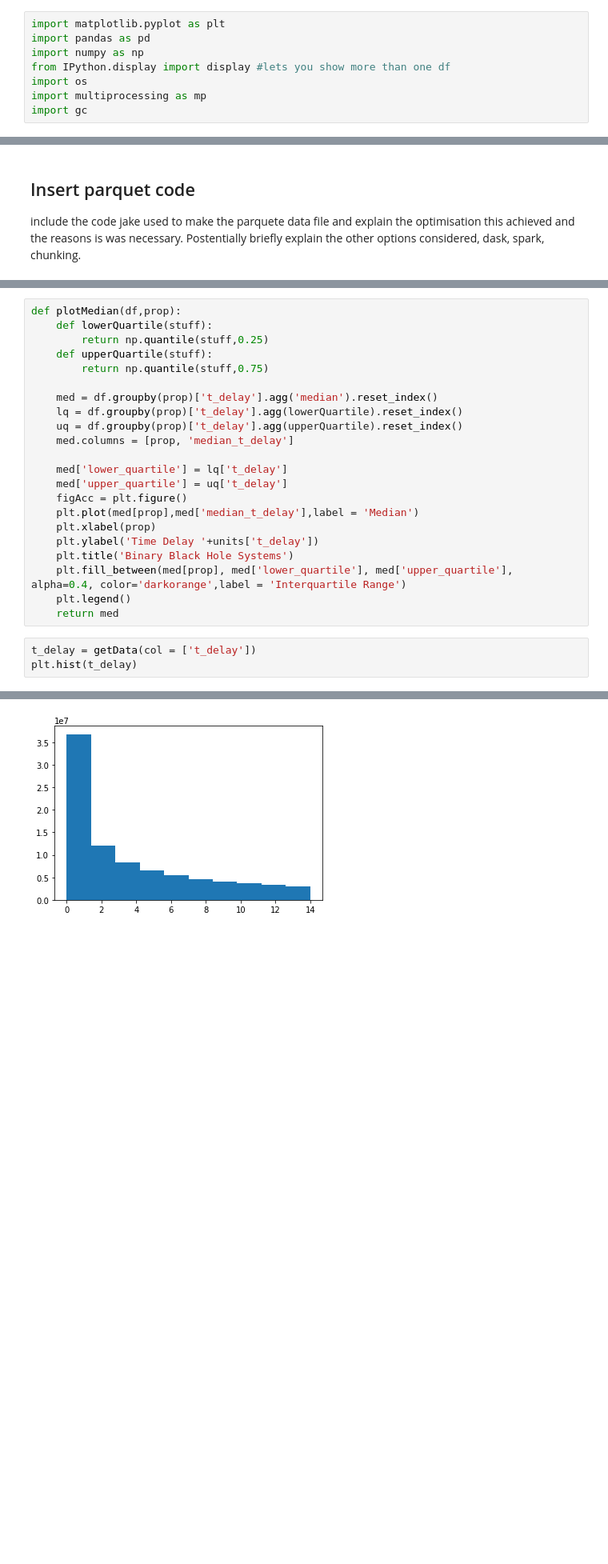
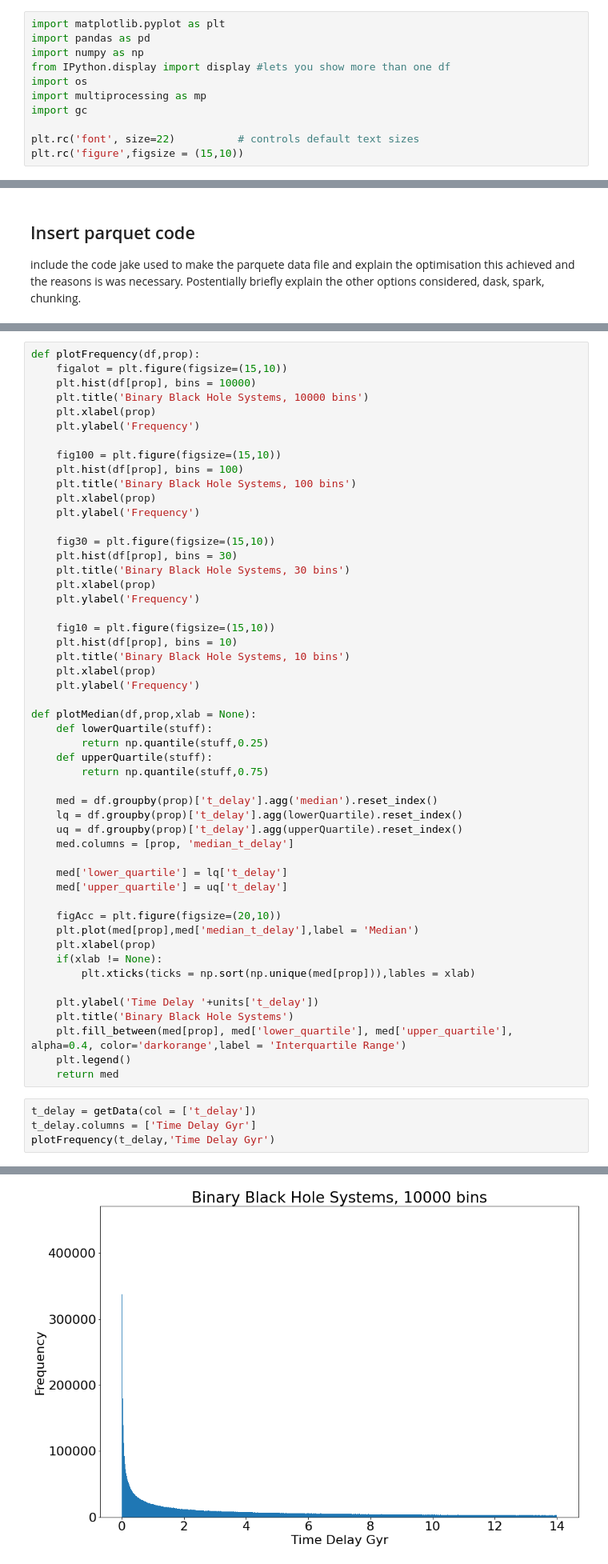
Before and after one commit to DanHarJor/CompLabB-UNIPD-TeamDream, a Jupyter notebook: Group_BinarySystems.ipynb, the cells around one changed output, grey strips where cells are left out. Shown at 80% size. Saved outputs shown, nothing was run; the diff lists cells and outputs as text; blank space fills up the shorter version.

```diff
--- a/Group_BinarySystems.ipynb
+++ b/Group_BinarySystems.ipynb
@@ -6,6 +6,9 @@ from IPython.display import display #lets you show more than one df
 import os
 import multiprocessing as mp
 import gc
+
+plt.rc('font', size=22)          # controls default text sizes
+plt.rc('figure',figsize = (15,10))
 # %%
 #configure this string as the directory to where you have the files.
 dataDir = '/home/ubuntu/LCPB/data/'
@@ -95,5 +89,30 @@ df2
 # %%
-def plotMedian(df,prop):
+def plotFrequency(df,prop):
+    figalot = plt.figure(figsize=(15,10))
+    plt.hist(df[prop], bins = 10000)
+    plt.title('Binary Black Hole Systems, 10000 bins')
+    plt.xlabel(prop)
+    plt.ylabel('Frequency')
+
+    fig100 = plt.figure(figsize=(15,10))
+    plt.hist(df[prop], bins = 100)
+    plt.title('Binary Black Hole Systems, 100 bins')
+    plt.xlabel(prop)
+    plt.ylabel('Frequency')
+
+    fig30 = plt.figure(figsize=(15,10))
+    plt.hist(df[prop], bins = 30)
+    plt.title('Binary Black Hole Systems, 30 bins')
+    plt.xlabel(prop)
+    plt.ylabel('Frequency')
+
+    fig10 = plt.figure(figsize=(15,10))
+    plt.hist(df[prop], bins = 10)
+    plt.title('Binary Black Hole Systems, 10 bins')
+    plt.xlabel(prop)
+    plt.ylabel('Frequency')
+
+def plotMedian(df,prop,xlab = None):
     def lowerQuartile(stuff):
         return np.quantile(stuff,0.25)
     def upperQuartile(stuff):
@@ -106,9 +125,13 @@ def plotMedian(df,prop):
 
     med['lower_quartile'] = lq['t_delay']
     med['upper_quartile'] = uq['t_delay']
-    figAcc = plt.figure()
+
+    figAcc = plt.figure(figsize=(20,10))
     plt.plot(med[prop],med['median_t_delay'],label = 'Median')
     plt.xlabel(prop)
+    if(xlab != None):
+        plt.xticks(ticks = np.sort(np.unique(med[prop])),lables = xlab)
+
     plt.ylabel('Time Delay '+units['t_delay'])
     plt.title('Binary Black Hole Systems')
     plt.fill_between(med[prop], med['lower_quartile'], med['upper_quartile'], alpha=0.4, color='darkorange',label = 'Interquartile Range')
@@ -116,5 +139,6 @@ def plotMedian(df,prop):
     return med
 # %%
 t_delay = getData(col = ['t_delay'])
-plt.hist(t_delay)
+t_delay.columns = ['Time Delay Gyr']
+plotFrequency(t_delay,'Time Delay Gyr')
 # %% [output]
@@ -127 +145 @@ plt.hist(t_delay)
-[figure, old version]
+[figure, new version]
```
Also changed, not shown: parts of 43 cells of this notebook.
